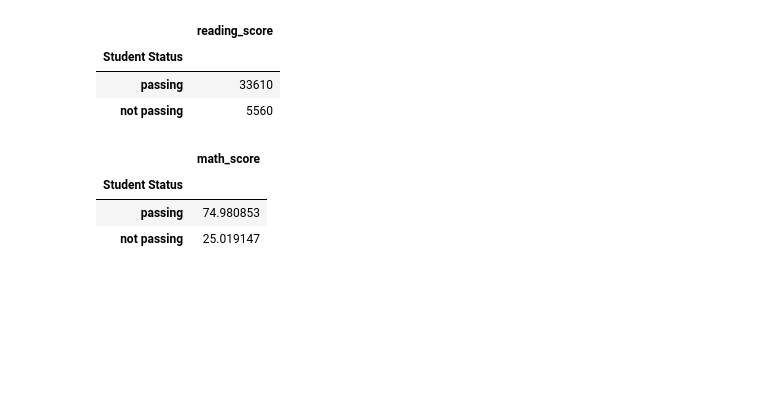
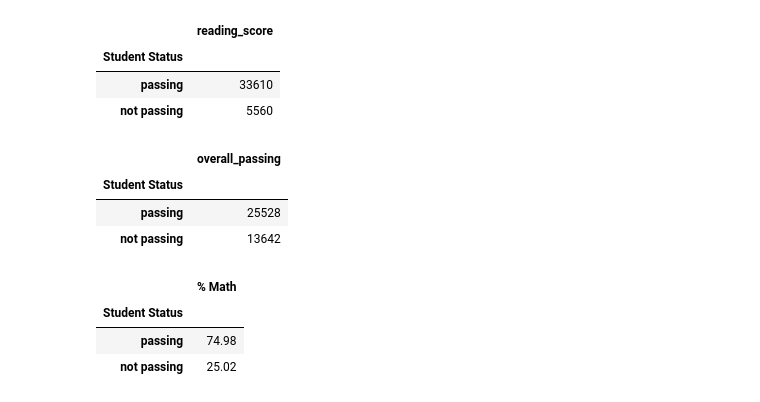
Before and after one commit to rromang/pandas-analysis, a Jupyter notebook: PyCitySchools/pycityschools.ipynb, the cells around one changed output. Saved outputs shown, nothing was run; the diff lists cells and outputs as text; code cells hidden in the pictures; blank space fills up the shorter version.

```diff
--- a/PyCitySchools/pycityschools.ipynb
+++ b/PyCitySchools/pycityschools.ipynb
@@ -134,3 +114,8 @@ copy_students_df
 | 39168 | 39168 | Desiree Kidd | F | 10th | Thomas High School | passing | passing |
 | 39169 | 39169 | Carolyn Jackson | F | 11th | Thomas High School | passing | passing |
 39170 rows × 7 columns
+# %%
+conditions = [(copy_students_df['reading_score'] == 'passing') & (copy_students_df['math_score'] == 'passing'), (copy_students_df['math_score'] != 'passing')]
+choices = ['passing', 'not passing']
+copy_students_df['overall_passing'] = np.select(conditions, choices, default = 'not passing')
+copy_students_df.head(20)
@@ -157,14 +162,24 @@ summary_df_2
 | Student Status |  |
 | passing | 33610 |
 | not passing | 5560 |
+# %%
+summary_df_3 = pd.DataFrame(overall_passing)
+summary_df_3.index.name = "Student Status"
+summary_df_3
+# %% [output]
+|  | overall_passing |
+| Student Status |  |
+| passing | 25528 |
+| not passing | 13642 |
 # %%
 perc_math = copy_students_df['math_score'].value_counts(normalize=True)*100
 # %%
-summary_df_3 = pd.DataFrame(perc_math)
-summary_df_3.index.name = "Student Status"
-summary_df_3
+summary_df_4 = pd.DataFrame(perc_math)
+summary_df_4.index.name = "Student Status"
+summary_df_4 = summary_df_4.rename(columns={"math_score": "% Math"})
+summary_df_4
 # %% [output]
-|  | math_score |
+|  | % Math |
 | Student Status |  |
-| passing | 74.980853 |
-| not passing | 25.019147 |
+| passing | 74.98 |
+| not passing | 25.02 |
```
Also changed, not shown: parts of 27 cells of this notebook.
